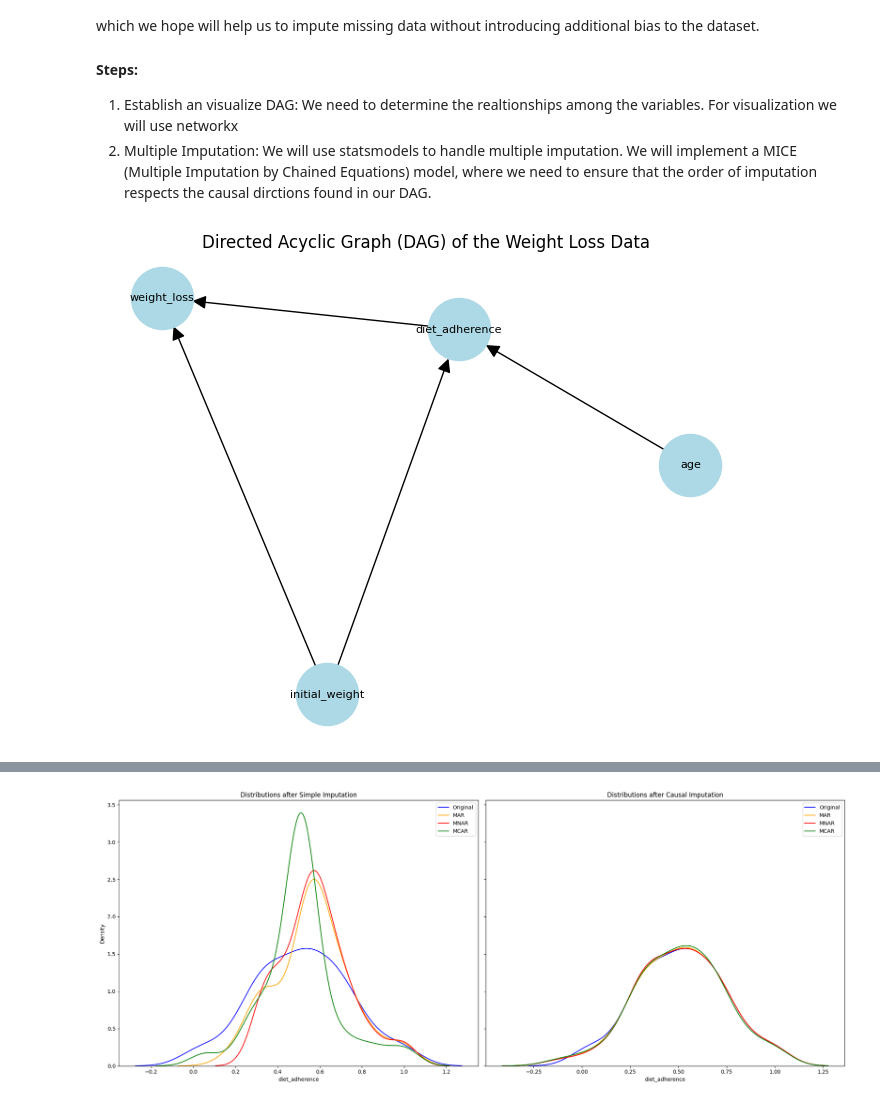
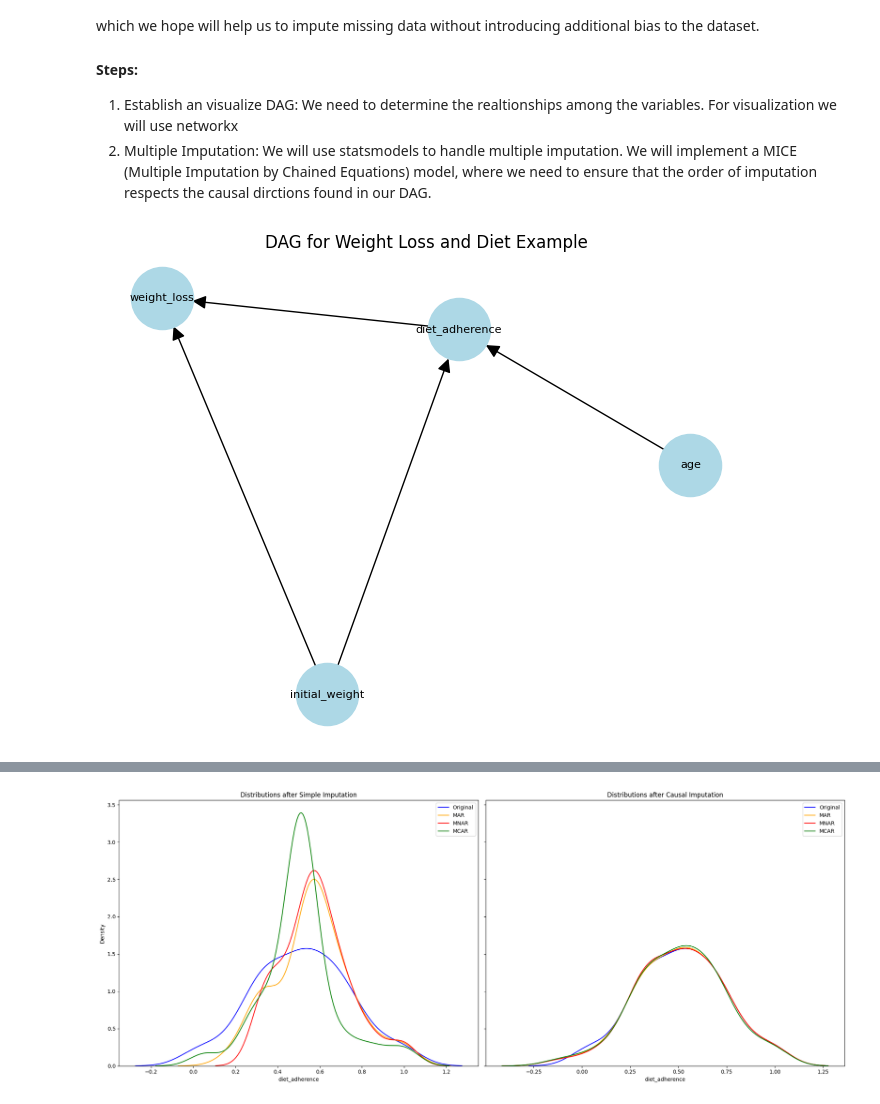
Before and after one commit to MaxiStahl1992/advanced-workbook-code, a Jupyter notebook: task5_full.ipynb, the cells around one changed output, grey strips where cells are left out. Saved outputs shown, nothing was run; the diff lists cells and outputs as text; code cells hidden in the pictures.

```diff
--- a/task5_full.ipynb
+++ b/task5_full.ipynb
@@ -291,18 +287,18 @@ Another way to perform imputation is multiple imputation using DAGs. This is a c
 # %%
 # Define DAG (These are assumptions that we are making about the data and the relationships between variables)
 dag = nx.DiGraph()
 dag.add_edge('initial_weight', 'diet_adherence')
 dag.add_edge('age', 'diet_adherence')
 dag.add_edge('diet_adherence', 'weight_loss')
 dag.add_edge('initial_weight', 'weight_loss')
 
 # Visualize the DAG
 pos = nx.layout.spring_layout(dag)
 nx.draw(dag, pos, with_labels=True, node_size=2000, node_color='lightblue', font_size=8, arrowsize=20)
-plt.title('Directed Acyclic Graph (DAG) of the Weight Loss Data')
+plt.title('DAG for Weight Loss and Diet Example')
 plt.show()
 # %% [output]
-[figure, old version]
+[figure, new version]
 # %%
 iterative_imputer = IterativeImputer(max_iter=10, random_state=73)
 
```
Also changed, not shown: parts of 17 cells of this notebook, 1 other file.
